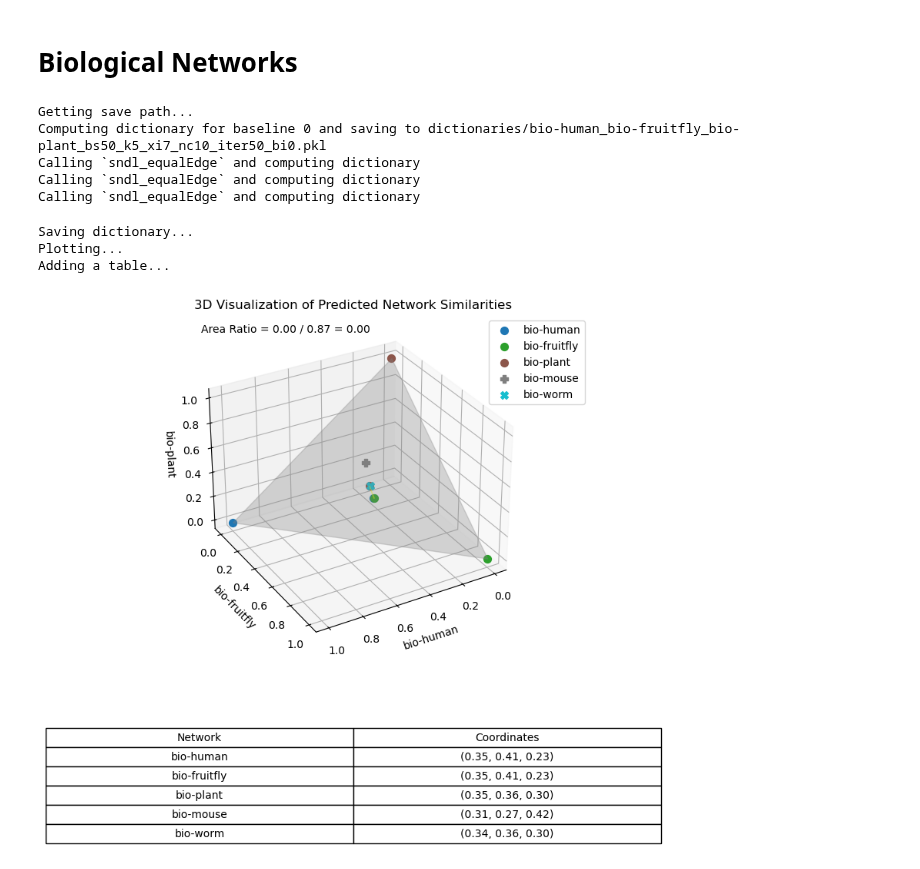
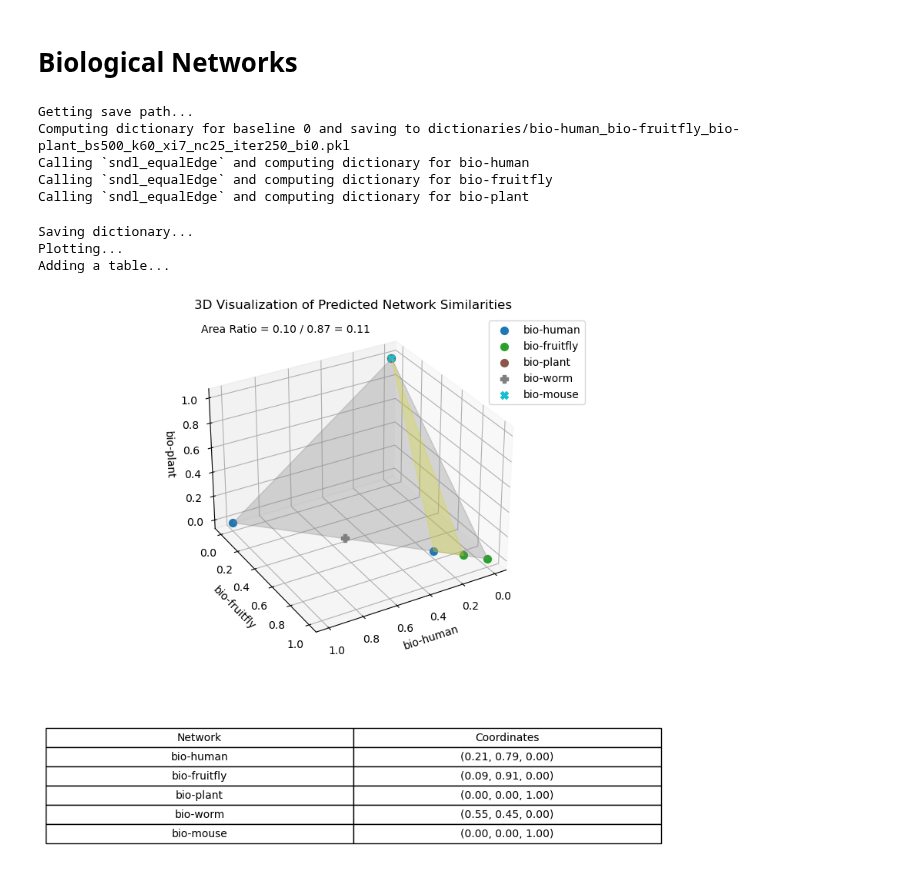
Before and after one commit to Yee-Millennium/REU2024_code, a Jupyter notebook: Visualization_Experiment.ipynb, the cells around one changed output. Drawn from its saved outputs; the diff is of its cells as text; code cells hidden in the pictures.

```diff
--- a/Visualization_Experiment.ipynb
+++ b/Visualization_Experiment.ipynb
@@ -26,15 +165,15 @@ Adding a table...
 # %% [markdown]
 # Biological Networks
 # %%
-ntwk_list = ['bio-human', 'bio-fruitfly', 'bio-plant', 'bio-mouse', 'bio-worm']
-plot_3d_prediction(ntwk_list, base_sample_size=50, k=5, n_components=10, iterations=50, baseline_i=0)
+ntwk_list = ['bio-human', 'bio-fruitfly', 'bio-plant', 'bio-worm', 'bio-mouse']
+plot_3d_prediction(ntwk_list, base_sample_size=500, k=60, n_components=25, iterations=250, baseline_i=0)
 # %% [output]
 Getting save path...
-Computing dictionary for baseline 0 and saving to dictionaries/bio-human_bio-fruitfly_bio-plant_bs50_k5_xi7_nc10_iter50_bi0.pkl
-Calling `sndl_equalEdge` and computing dictionary
-Calling `sndl_equalEdge` and computing dictionary
-Calling `sndl_equalEdge` and computing dictionary
+Computing dictionary for baseline 0 and saving to dictionaries/bio-human_bio-fruitfly_bio-plant_bs500_k60_xi7_nc25_iter250_bi0.pkl
+Calling `sndl_equalEdge` and computing dictionary for bio-human
+Calling `sndl_equalEdge` and computing dictionary for bio-fruitfly
+Calling `sndl_equalEdge` and computing dictionary for bio-plant
 Saving dictionary...
 Plotting...
 Adding a table...
-[figure, old version]
+[figure, new version]
```
Also changed, not shown: parts of 14 cells of this notebook, 18 other files.
